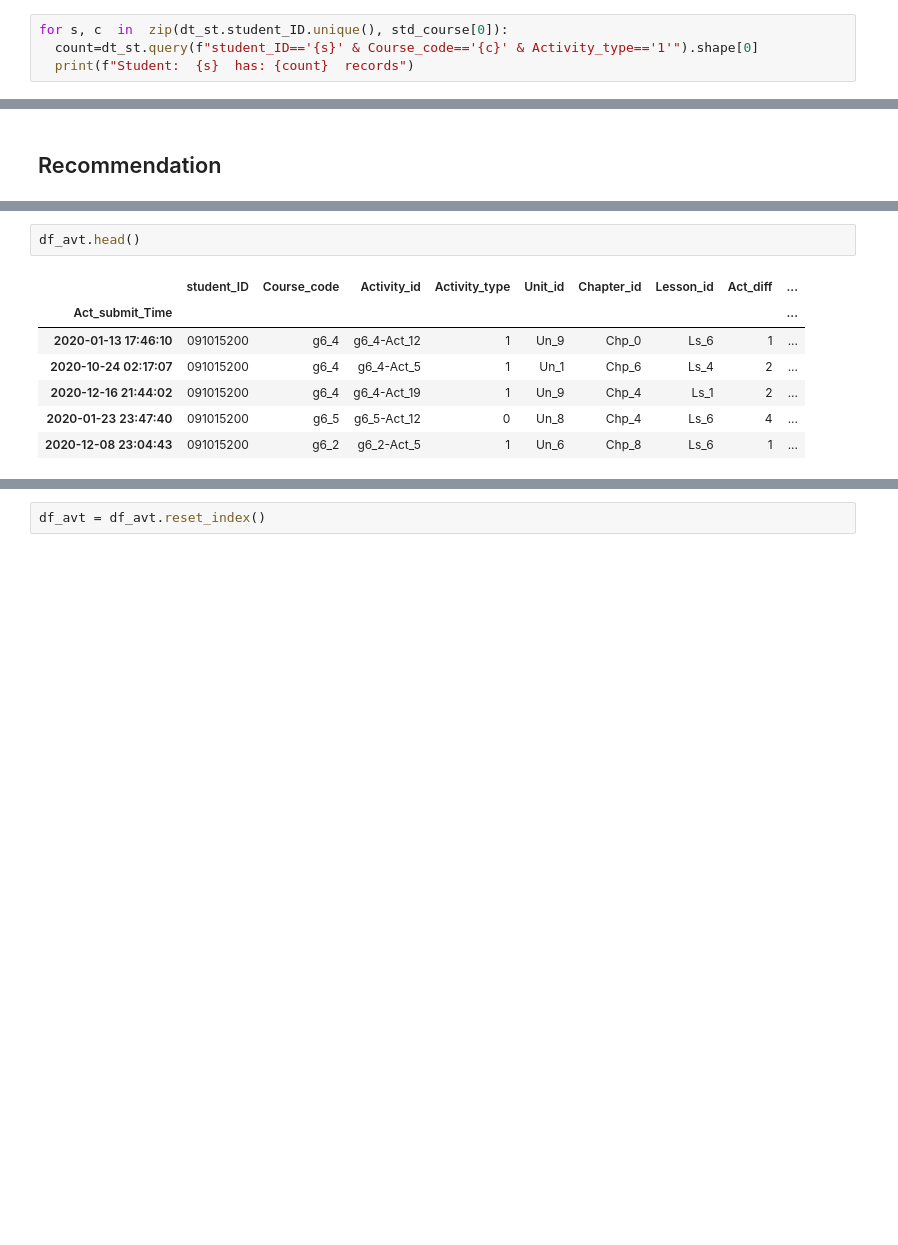
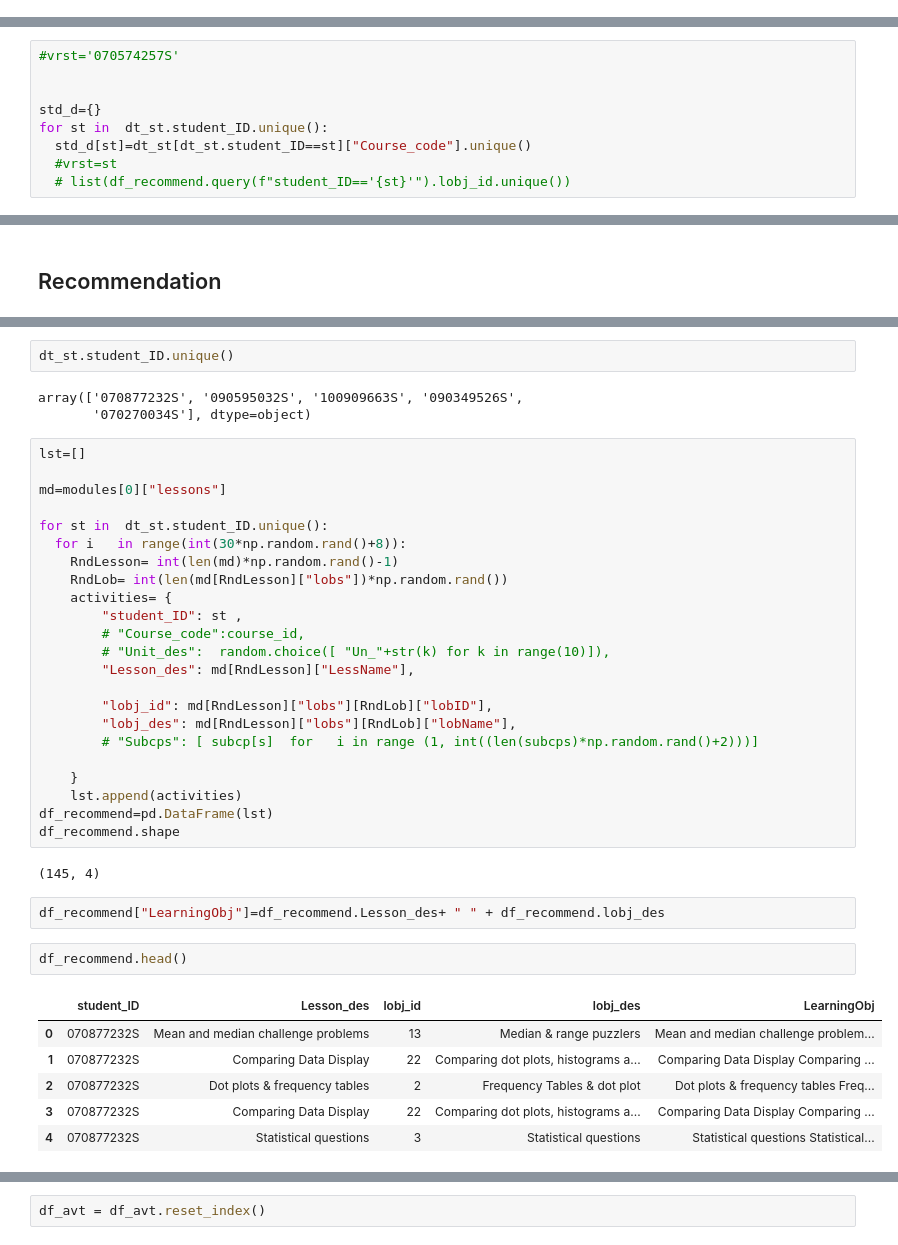
Before and after one commit to sam1610/Inference_DIRinfo, a Jupyter notebook: 7_7_21.ipynb, the cells around one changed output, grey strips where cells are left out. Saved outputs shown, nothing was run; the diff lists cells and outputs as text; blank space fills up the shorter version.

```diff
--- a/7_7_21.ipynb
+++ b/7_7_21.ipynb
@@ -244,4 +55,0 @@ dt_st=pd.DataFrame(lst)
-# %%
-for s, c  in  zip(dt_st.student_ID.unique(), std_course[0]):
-  count=dt_st.query(f"student_ID=='{s}' & Course_code=='{c}' & Activity_type=='1'").shape[0]
-  print(f"Student:  {s}  has: {count}  records")
@@ -345,0 +390,9 @@ interactive(children=(Dropdown(description='st', options=('080277751S', '1001419
+# %%
+#vrst='070574257S'
+
+
+std_d={}
+for st in  dt_st.student_ID.unique():
+  std_d[st]=dt_st[dt_st.student_ID==st]["Course_code"].unique()
+  #vrst=st
+  # list(df_recommend.query(f"student_ID=='{st}'").lobj_id.unique())
@@ -1344,10 +1642,41 @@ X_test.head()
+# %%
+dt_st.student_ID.unique()
+# %% [output]
+array(['070877232S', '090595032S', '100909663S', '090349526S',
+       '070270034S'], dtype=object)
+# %%
+lst=[]
+
+md=modules[0]["lessons"]
+
+for st in  dt_st.student_ID.unique():
+  for i   in range(int(30*np.random.rand()+8)):
+    RndLesson= int(len(md)*np.random.rand()-1)
+    RndLob= int(len(md[RndLesson]["lobs"])*np.random.rand())
+    activities= {
+        "student_ID": st ,
+        # "Course_code":course_id,
+        # "Unit_des":  random.choice([ "Un_"+str(k) for k in range(10)]),
+        "Lesson_des": md[RndLesson]["LessName"],
+
+        "lobj_id": md[RndLesson]["lobs"][RndLob]["lobID"],
+        "lobj_des": md[RndLesson]["lobs"][RndLob]["lobName"],
+        # "Subcps": [ subcp[s]  for   i in range (1, int((len(subcps)*np.random.rand()+2)))]
+
+    }
+    lst.append(activities)
+df_recommend=pd.DataFrame(lst)
+df_recommend.shape
+# %% [output]
+(145, 4)
+# %%
+df_recommend["LearningObj"]=df_recommend.Lesson_des+ " " + df_recommend.lobj_des
 # %%
-df_avt.head()
+df_recommend.head()
 # %% [output]
-|  | student_ID | Course_code | Activity_id | Activity_type | Unit_id | Chapter_id | Lesson_id | Act_diff | ... |
-| Act_submit_Time |  |  |  |  |  |  |  |  | ... |
-| 2020-01-13 17:46:10 | 091015200 | g6_4 | g6_4-Act_12 | 1 | Un_9 | Chp_0 | Ls_6 | 1 | ... |
-| 2020-10-24 02:17:07 | 091015200 | g6_4 | g6_4-Act_5 | 1 | Un_1 | Chp_6 | Ls_4 | 2 | ... |
-| 2020-12-16 21:44:02 | 091015200 | g6_4 | g6_4-Act_19 | 1 | Un_9 | Chp_4 | Ls_1 | 2 | ... |
-| 2020-01-23 23:47:40 | 091015200 | g6_5 | g6_5-Act_12 | 0 | Un_8 | Chp_4 | Ls_6 | 4 | ... |
-| 2020-12-08 23:04:43 | 091015200 | g6_2 | g6_2-Act_5 | 1 | Un_6 | Chp_8 | Ls_6 | 1 | ... |
+|  | student_ID | Lesson_des | lobj_id | lobj_des | LearningObj |
+| 0 | 070877232S | Mean and median challenge problems | 13 | Median & range puzzlers | Mean and median challenge problem... |
+| 1 | 070877232S | Comparing Data Display | 22 | Comparing dot plots, histograms a... | Comparing Data Display Comparing ... |
+| 2 | 070877232S | Dot plots & frequency tables | 2 | Frequency Tables & dot plot | Dot plots & frequency tables Freq... |
+| 3 | 070877232S | Comparing Data Display | 22 | Comparing dot plots, histograms a... | Comparing Data Display Comparing ... |
+| 4 | 070877232S | Statistical questions | 3 | Statistical questions | Statistical questions Statistical... |
```
Also changed, not shown: parts of 108 cells of this notebook.
